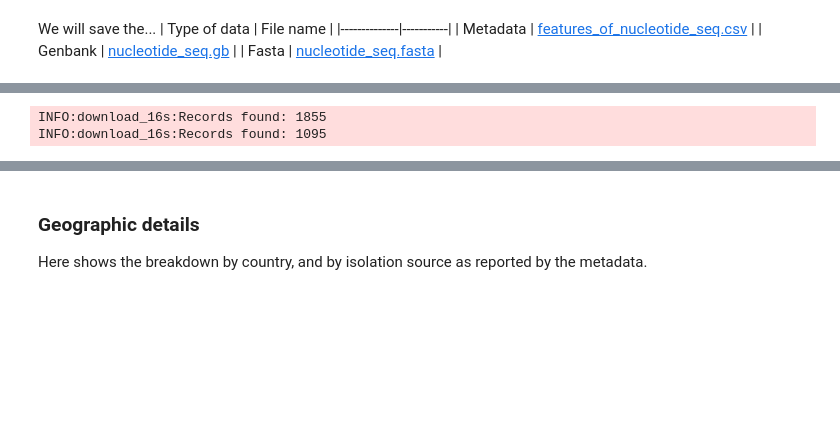
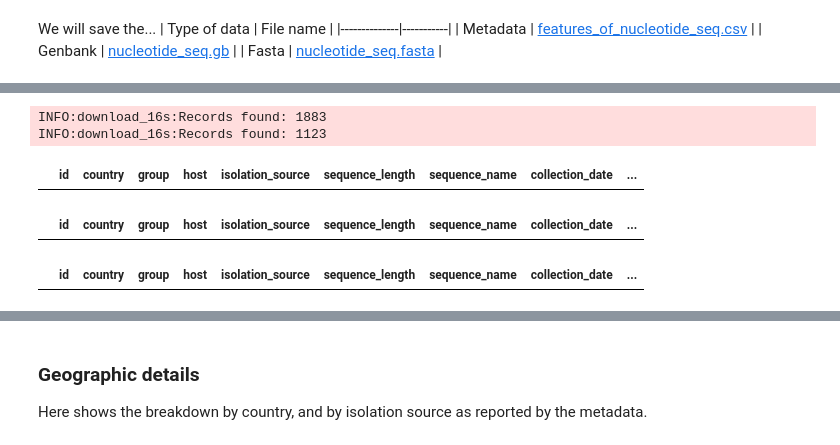
Before and after one commit to Mapleia/BIOL417_Coral, a Jupyter notebook: src/4_full_analysis/download.ipynb, the cells around one changed output, grey strips where cells are left out. Saved outputs shown, nothing was run; the diff lists cells and outputs as text; code cells hidden in the pictures; blank space fills up the shorter version.

```diff
--- a/src/4_full_analysis/download.ipynb
+++ b/src/4_full_analysis/download.ipynb
@@ -469,10 +436,18 @@ def search_nucleo(limit: int, additional_ids: list[str] = []):
     logger.exception(e)
     return 0, [], []
 # %%
-additional_accessions = ['AB695089', 'HE818343']
+
+more_ids = read_csv(os.path.realpath("../../datasets/full_analysis/extra_accessions.csv"), header=0)
+remove_ids_df = read_csv(os.path.realpath("../../datasets/full_analysis/excluded_accessions.csv"))
+remove_ids = remove_ids_df['Accession ID'].to_list()
+
+additional_accessions = more_ids['Accession ID'].to_list()
+SEARCH_NEW = True
 if SEARCH_NEW:
   count_nuc, idlist_nuc, records_nuc = search_nucleo(4000, additional_accessions)
 else:
-  records_nuc = list(SeqIO.parse(os.path.join(dir_path, "nucleotide_seq.gb"), "gb"))
-  count_nuc = len(records_nuc)
-  idlist_nuc = [record.id for record in records_pop]
+  records_nuc: list[SeqRecord] = list(SeqIO.parse(os.path.join(dir_path, "nucleotide_seq.gb"), "gb"))
+
+records_nuc = list(filter(lambda x: x.id not in remove_ids, records_nuc))
+count_nuc = len(records_nuc)
+idlist_nuc = [record.id for record in records_pop]
@@ -495,11 +472,17 @@ We will save the...
 | Genbank | [all_seq.gb](../../datasets/full_analysis/all_seq.gb) |
 | Fasta | [all_seq.fasta](../../datasets/full_analysis/all_seq.fasta) |
 # %%
-from pandas import read_excel
 
-latlng_file = read_excel(os.path.join(dir_path, "../../datasets/full_analysis/handwritten_latlng.xlsx"), sheet_name="Sheet1")
-latlng_file['country'] = latlng_file['country'].astype(str)
-# switch every "nan" to np.nan
-latlng_file.replace("nan", value=np.nan, inplace=True)
+def load_latlng():
+  latlng_file = read_excel(os.path.join(dir_path, "../../datasets/full_analysis/handwritten_latlng.xlsx"), sheet_name="Sheet1")
+  latlng_file['country'] = latlng_file['country'].astype(str)
+  # switch every "nan" to np.nan
+  latlng_file.replace("nan", value=np.nan, inplace=True)
+  latlng_file[['lat','long']] = latlng_file['latlng'].str.split(',',expand=True)
+  latlng_file['lat'].str.strip()
+  latlng_file['long'].str.strip()
+  latlng_file['lat_dec'] = latlng_file.apply(lambda row: parse(row['lat']), axis=1)
+  latlng_file['long_dec'] = latlng_file.apply(lambda row: parse(row['long']), axis=1)
+  return latlng_file
 # %%
 # Read excel file
@@ -632,20 +609,35 @@ DEBUG:download_16s:fasta 155 Saved
 # %%
 feat_df_all = concat([feat_df_nuc0, feat_df_pop0]).drop_duplicates(subset="id")
+# print rows with country = Brazil
+
 
 logger.info(f"Records found: {len(feat_df_all['id'].to_list())}")
 feat_df_all = annotate_groups(feat_df_all)
 
 logger.info(f"Records found: {len(feat_df_all['id'].to_list())}")
 
-feat_df_all = add_decimal_latlng(feat_df_all)
-
 col_interest = ['id', 'country', 'group', 'host', 'isolation_source', 'sequence_length', 'sequence_name', 'collection_date', 'latlng', 'lat_dec', 'long_dec']
 # ['id', 'clone', 'sequence_name', 'group', 'organism', 'host', 'country', 'pubmed_ids', 'isolation_source','sequence_length']
 feat_df_all = feat_df_all[col_interest].sort_values(by=['sequence_length'], ascending=False).sort_values(by=['id']).reset_index(drop=True)
 feat_df_all.to_csv(os.path.join(dir_path, "feat_all_seq.csv"), index=False)
 # %% [output]
-INFO:download_16s:Records found: 1855
-INFO:download_16s:Records found: 1095
+INFO:download_16s:Records found: 1883
+INFO:download_16s:Records found: 1123
+# %%
+# find nan collection_date
+feat_df_all.loc[feat_df_all['collection_date'].isna()]
+# %% [output]
+|  | id | country | group | host | isolation_source | sequence_length | sequence_name | collection_date | ... |
+# %%
+# find nan lat_dec
+feat_df_all.loc[feat_df_all['lat_dec'].isna()]
+# %% [output]
+|  | id | country | group | host | isolation_source | sequence_length | sequence_name | collection_date | ... |
+# %%
+# find nan long_dec
+feat_df_all.loc[feat_df_all['long_dec'].isna()]
+# %% [output]
+|  | id | country | group | host | isolation_source | sequence_length | sequence_name | collection_date | ... |
 # %%
 unique_recs = unique([recs_nuc, recs_pop], feat_df_all)
 logger.info(f"Unique records found: {len(unique_recs)} / {len(feat_df_all['id'].to_list())}")
```
Also changed, not shown: parts of 22 cells of this notebook, 12 other files.
